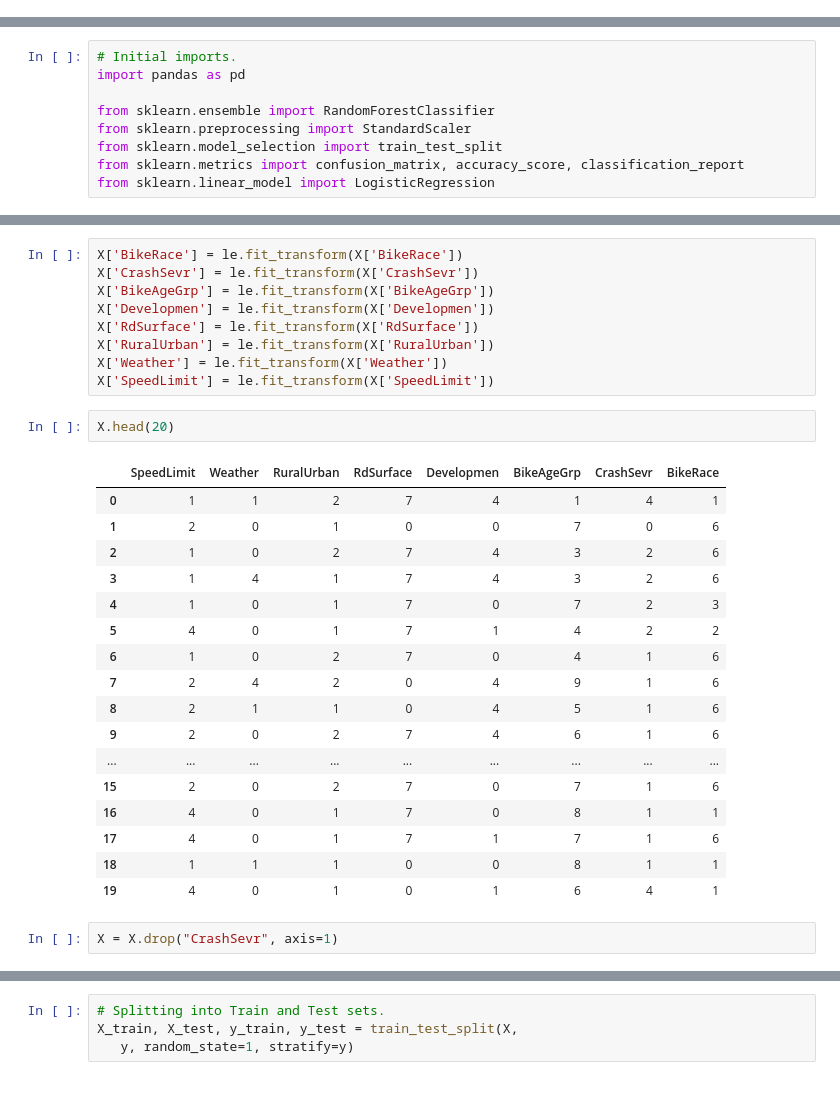
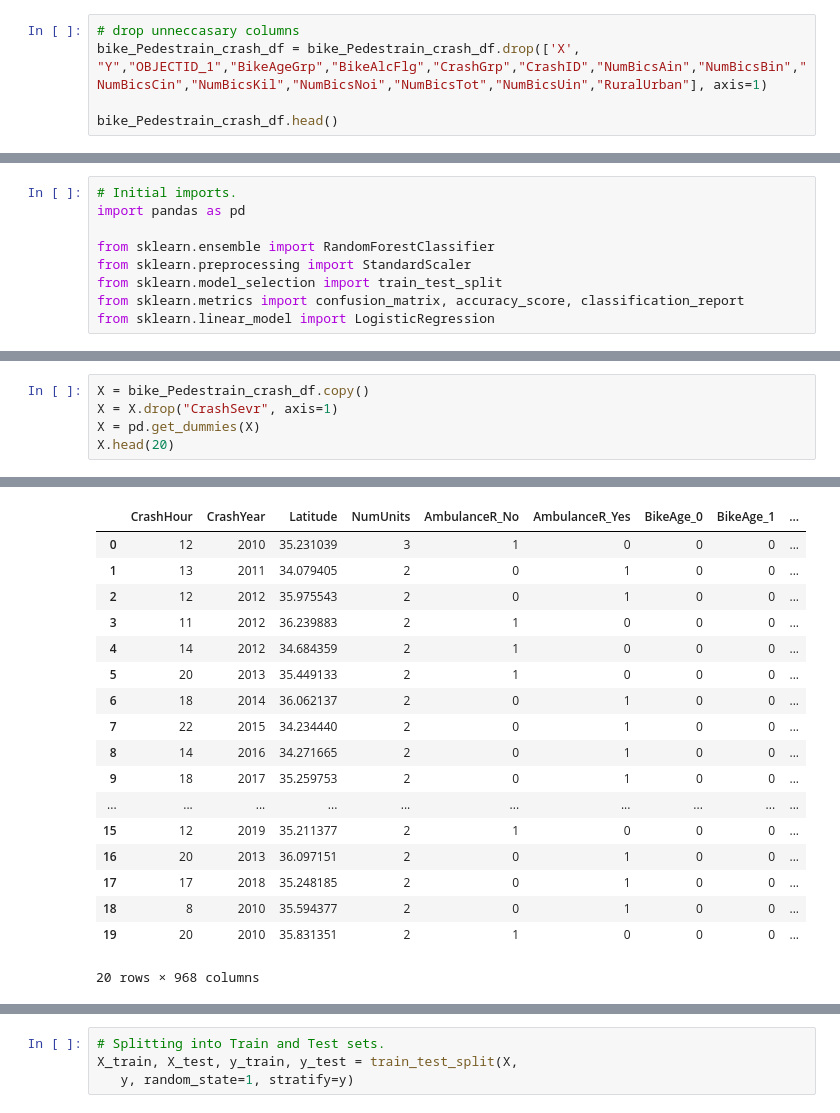
Before and after one commit to pawankumar1980/Final_Project_Bike_Pedestrian_Crash_Analysis, a Jupyter notebook: Bike_Pedestrian_Crash_Analysis.ipynb, the cells around one changed output, grey strips where cells are left out. Cells and saved outputs as stored; diff of their text form.

```diff
--- a/Bike_Pedestrian_Crash_Analysis.ipynb
+++ b/Bike_Pedestrian_Crash_Analysis.ipynb
@@ -35,3 +53,8 @@ Index(['X', 'Y', 'OBJECTID_1', 'AmbulanceR', 'BikeAge', 'BikeAgeGrp',
        'RdFeature', 'RdSurface', 'Region', 'RuralUrban', 'SpeedLimit',
        'TraffCntrl', 'Weather', 'Workzone', 'OBJECTID'],
       dtype='object')
+# %%
+# drop unneccasary columns
+bike_Pedestrain_crash_df = bike_Pedestrain_crash_df.drop(['X', "Y","OBJECTID_1","BikeAgeGrp","BikeAlcFlg","CrashGrp","CrashID","NumBicsAin","NumBicsBin","NumBicsCin","NumBicsKil","NumBicsNoi","NumBicsTot","NumBicsUin","RuralUrban"], axis=1)
+
+bike_Pedestrain_crash_df.head()
@@ -236,31 +206,6 @@ X.head()
-# %%
-X['BikeRace'] = le.fit_transform(X['BikeRace'])
-X['CrashSevr'] = le.fit_transform(X['CrashSevr'])
-X['BikeAgeGrp'] = le.fit_transform(X['BikeAgeGrp'])
-X['Developmen'] = le.fit_transform(X['Developmen'])
-X['RdSurface'] = le.fit_transform(X['RdSurface'])
-X['RuralUrban'] = le.fit_transform(X['RuralUrban'])
-X['Weather'] = le.fit_transform(X['Weather'])
-X['SpeedLimit'] = le.fit_transform(X['SpeedLimit'])
-# %%
-X.head(20)
-# %% [output]
-|  | SpeedLimit | Weather | RuralUrban | RdSurface | Developmen | BikeAgeGrp | CrashSevr | BikeRace |
-| 0 | 1 | 1 | 2 | 7 | 4 | 1 | 4 | 1 |
-| 1 | 2 | 0 | 1 | 0 | 0 | 7 | 0 | 6 |
-| 2 | 1 | 0 | 2 | 7 | 4 | 3 | 2 | 6 |
-| 3 | 1 | 4 | 1 | 7 | 4 | 3 | 2 | 6 |
-| 4 | 1 | 0 | 1 | 7 | 0 | 7 | 2 | 3 |
-| 5 | 4 | 0 | 1 | 7 | 1 | 4 | 2 | 2 |
-| 6 | 1 | 0 | 2 | 7 | 0 | 4 | 1 | 6 |
-| 7 | 2 | 4 | 2 | 0 | 4 | 9 | 1 | 6 |
-| 8 | 2 | 1 | 1 | 0 | 4 | 5 | 1 | 6 |
-| 9 | 2 | 0 | 2 | 7 | 4 | 6 | 1 | 6 |
-| ... | ... | ... | ... | ... | ... | ... | ... | ... |
-| 15 | 2 | 0 | 2 | 7 | 0 | 7 | 1 | 6 |
-| 16 | 4 | 0 | 1 | 7 | 0 | 8 | 1 | 1 |
-| 17 | 4 | 0 | 1 | 7 | 1 | 7 | 1 | 6 |
-| 18 | 1 | 1 | 1 | 0 | 0 | 8 | 1 | 1 |
-| 19 | 4 | 0 | 1 | 0 | 1 | 6 | 4 | 1 |
 # %%
+X = bike_Pedestrain_crash_df.copy()
 X = X.drop("CrashSevr", axis=1)
+X = pd.get_dummies(X)
+X.head(20)
+# %% [output]
@@ -267,2 +229,20 @@ X = X.drop("CrashSevr", axis=1)
+|  | CrashHour | CrashYear | Latitude | NumUnits | AmbulanceR_No | AmbulanceR_Yes | BikeAge_0 | BikeAge_1 | ... |
+| 0 | 12 | 2010 | 35.231039 | 3 | 1 | 0 | 0 | 0 | ... |
+| 1 | 13 | 2011 | 34.079405 | 2 | 0 | 1 | 0 | 0 | ... |
+| 2 | 12 | 2012 | 35.975543 | 2 | 0 | 1 | 0 | 0 | ... |
+| 3 | 11 | 2012 | 36.239883 | 2 | 1 | 0 | 0 | 0 | ... |
+| 4 | 14 | 2012 | 34.684359 | 2 | 1 | 0 | 0 | 0 | ... |
+| 5 | 20 | 2013 | 35.449133 | 2 | 1 | 0 | 0 | 0 | ... |
+| 6 | 18 | 2014 | 36.062137 | 2 | 0 | 1 | 0 | 0 | ... |
+| 7 | 22 | 2015 | 34.234440 | 2 | 0 | 1 | 0 | 0 | ... |
+| 8 | 14 | 2016 | 34.271665 | 2 | 0 | 1 | 0 | 0 | ... |
+| 9 | 18 | 2017 | 35.259753 | 2 | 0 | 1 | 0 | 0 | ... |
+| ... | ... | ... | ... | ... | ... | ... | ... | ... | ... |
+| 15 | 12 | 2019 | 35.211377 | 2 | 1 | 0 | 0 | 0 | ... |
+| 16 | 20 | 2013 | 36.097151 | 2 | 0 | 1 | 0 | 0 | ... |
+| 17 | 17 | 2018 | 35.248185 | 2 | 0 | 1 | 0 | 0 | ... |
+| 18 | 8 | 2010 | 35.594377 | 2 | 0 | 1 | 0 | 0 | ... |
+| 19 | 20 | 2010 | 35.831351 | 2 | 1 | 0 | 0 | 0 | ... |
+20 rows × 968 columns
 # %%
 # Define the target set.
```
Also changed, not shown: parts of 42 cells of this notebook.
